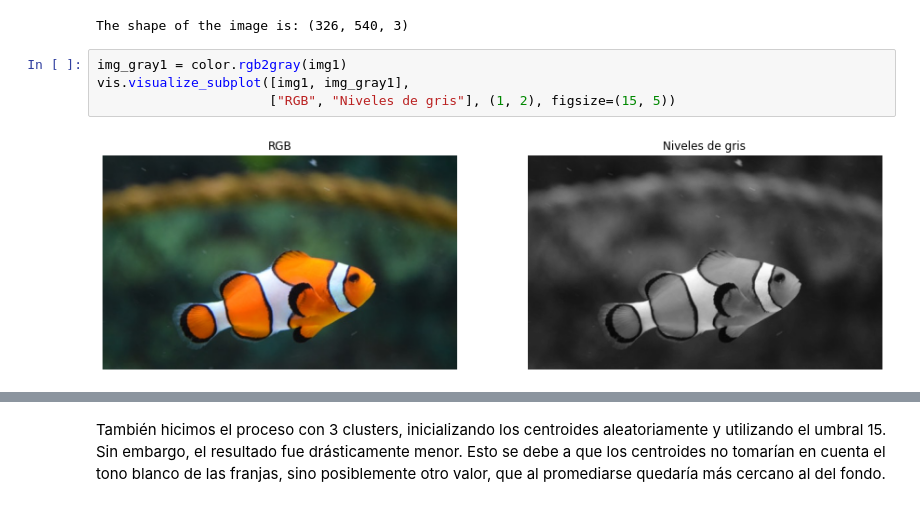
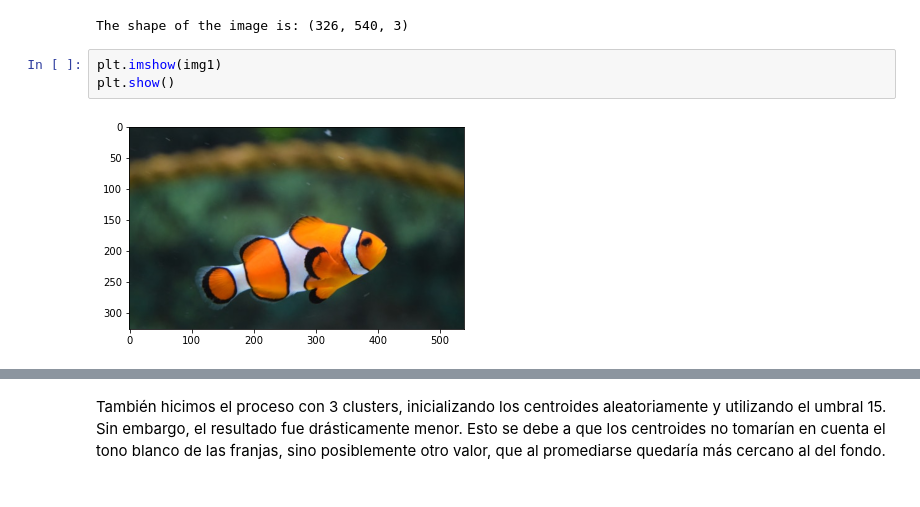
Before and after one commit to VivianGomez/t3_segmentation, a Jupyter notebook: t3_segmentation.ipynb, the cells around one changed output, grey strips where cells are left out. Drawn from its saved outputs; the diff is of its cells as text.

```diff
--- a/t3_segmentation.ipynb
+++ b/t3_segmentation.ipynb
@@ -50,9 +50,8 @@ url1 = "https://raw.githubusercontent.com/VivianGomez/t3_segmentation/master/uti
 img1 = seg.download_image(url1)
 # %% [output]
 The shape of the image is: (326, 540, 3)
-# %%
-img_gray1 = color.rgb2gray(img1)
-vis.visualize_subplot([img1, img_gray1],
-                      ["RGB", "Niveles de gris"], (1, 2), figsize=(15, 5))
-# %% [output]
-[figure, removed]
+# %%
+plt.imshow(img1)
+plt.show()
+# %% [output]
+[figure, added]
```
Also changed, not shown: parts of 11 cells of this notebook, 7 other files.
